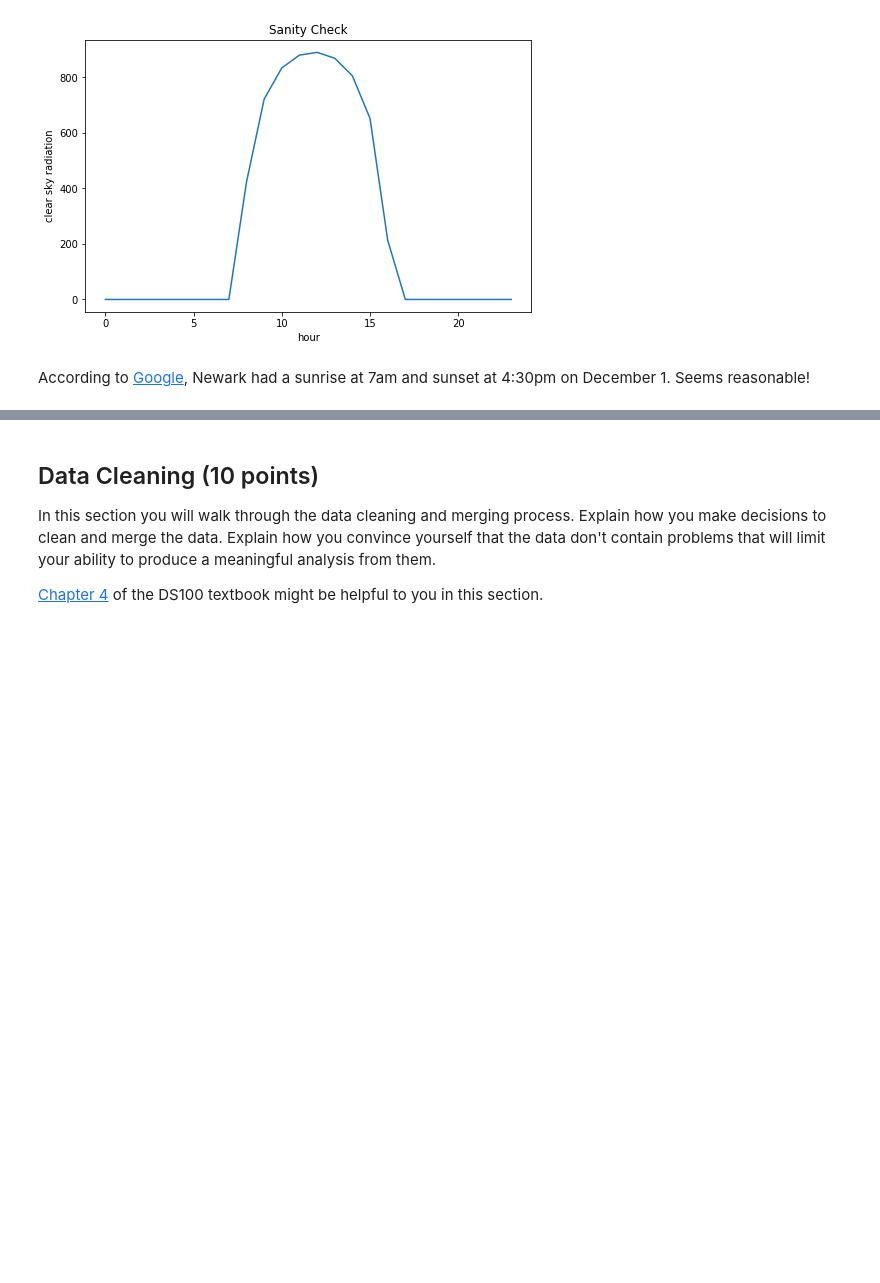
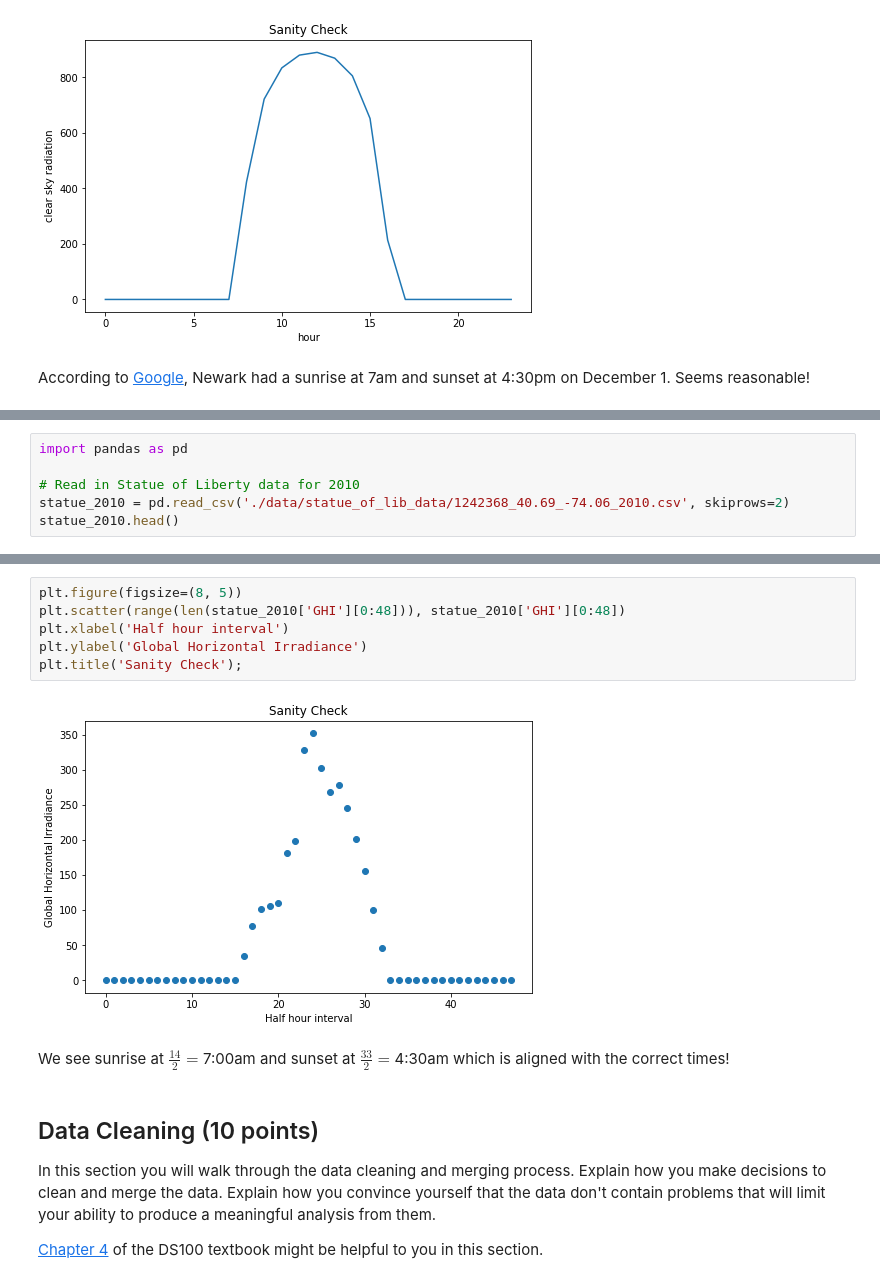
Before and after one commit to jackcsullivan/ER190C_final_proj, a Jupyter notebook: FinalProject.ipynb, the cells around one changed output, grey strips where cells are left out. Saved outputs shown, nothing was run; the diff lists cells and outputs as text; blank space fills up the shorter version.

```diff
--- a/FinalProject.ipynb
+++ b/FinalProject.ipynb
@@ -258,3 +258,9 @@ The Physical Solar Model uses the stations from NSRDB and meteorological data to
 <img src="./images/nrel.png" alt="map" width="500"/>
 
 Data can be retrieved using a point and click method in the [NSRDB Data Viewer](https://maps.nrel.gov/nsrdb-viewer/?aL=UdPEX9%255Bv%255D%3Dt%26f69KzE%255Bv%255D%3Dt%26f69KzE%255Bd%255D%3D1&bL=clight&cE=0&lR=0&mC=34.813803317113155%2C-91.58203125&zL=4). It is downloaded as a CSV.
+# %%
+import pandas as pd
+
+# Read in Statue of Liberty data for 2010
+statue_2010 = pd.read_csv('./data/statue_of_lib_data/1242368_40.69_-74.06_2010.csv', skiprows=2)
+statue_2010.head()
@@ -261,3 +288,13 @@ Data can be retrieved using a point and click method in the [NSRDB Data Viewer](
+# %%
+plt.figure(figsize=(8, 5))
+plt.scatter(range(len(statue_2010['GHI'][0:48])), statue_2010['GHI'][0:48])
+plt.xlabel('Half hour interval')
+plt.ylabel('Global Horizontal Irradiance')
+plt.title('Sanity Check');
+# %% [output]
+[figure, added]
+# %% [markdown]
+We see sunrise at $\frac{14}{2}=$7:00am and sunset at $\frac{33}{2}=$4:30am which is aligned with the correct times!
 # %% [markdown]
 ## Data Cleaning (10 points)
 In this section you will walk through the data cleaning and merging process.  Explain how you make decisions to clean and merge the data.  Explain how you convince yourself that the data don't contain problems that will limit your ability to produce a meaningful analysis from them.
```
Also changed, not shown: parts of 38 cells of this notebook.
